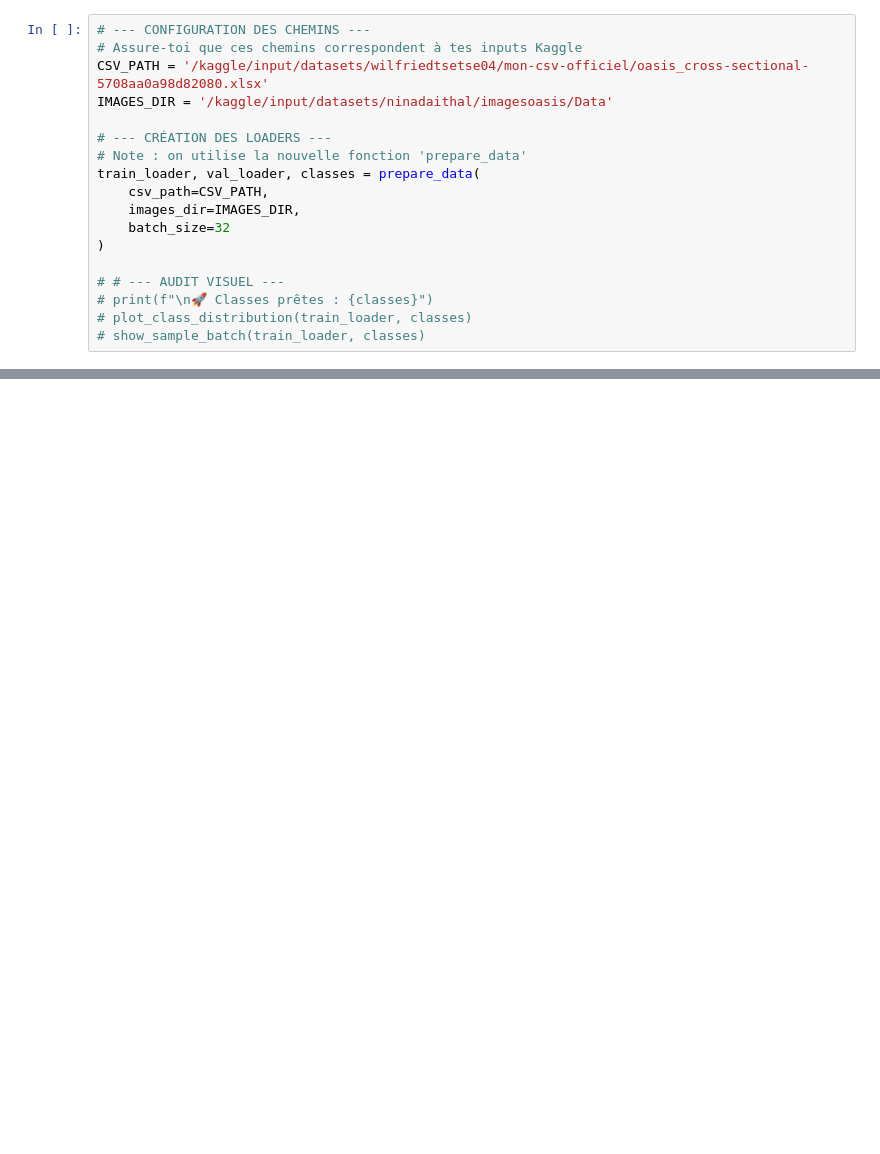
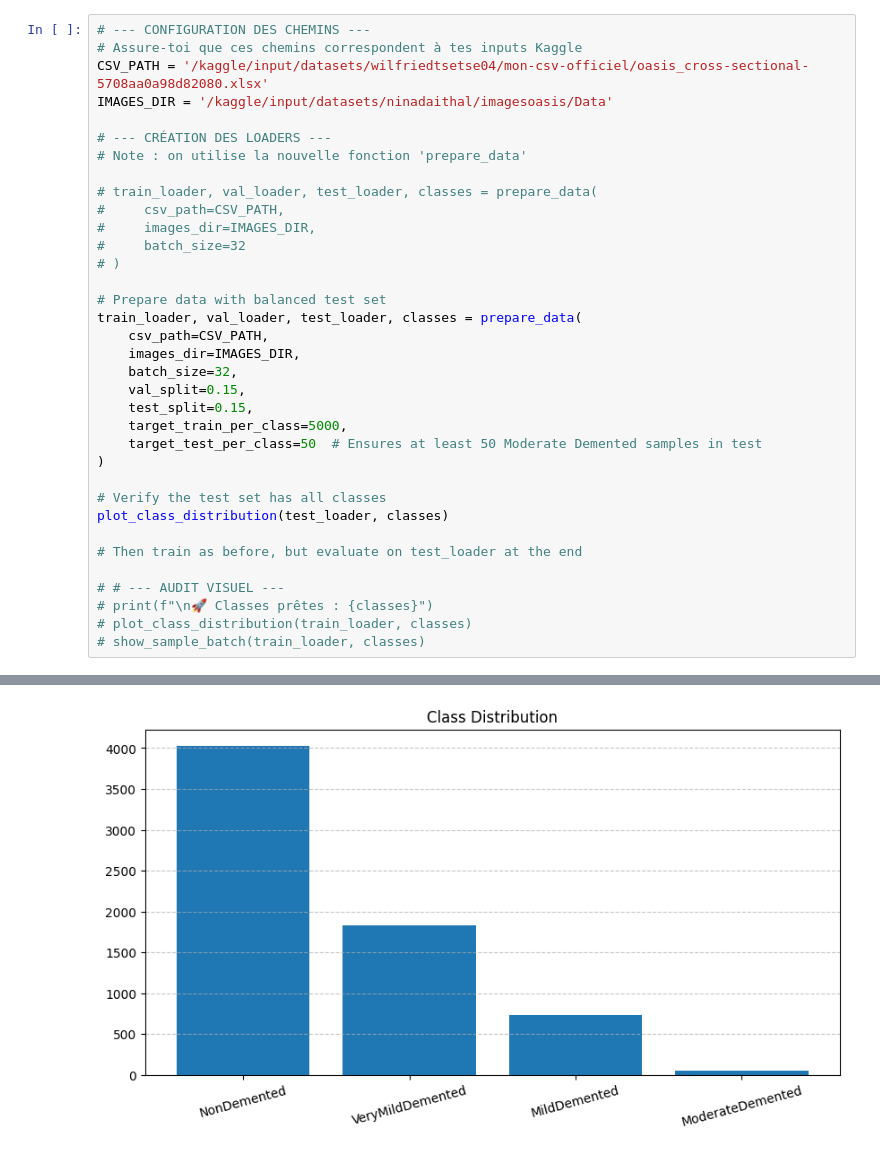
Before and after one commit to wekt2k04/NeuroSight_AI, a Jupyter notebook: notebooks/NeuroSight_Analysis.ipynb, the cells around one changed output, grey strips where cells are left out. Cells and saved outputs as stored; diff of their text form; blank space fills up the shorter version.

```diff
--- a/notebooks/NeuroSight_Analysis.ipynb
+++ b/notebooks/NeuroSight_Analysis.ipynb
@@ -34,11 +36,28 @@ IMAGES_DIR = '/kaggle/input/datasets/ninadaithal/imagesoasis/Data'
 
 # --- CRÉATION DES LOADERS ---
 # Note : on utilise la nouvelle fonction 'prepare_data'
-train_loader, val_loader, classes = prepare_data(
+
+# train_loader, val_loader, test_loader, classes = prepare_data(
+#     csv_path=CSV_PATH,
+#     images_dir=IMAGES_DIR,
+#     batch_size=32
+# )
+
+# Prepare data with balanced test set
+train_loader, val_loader, test_loader, classes = prepare_data(
     csv_path=CSV_PATH,
     images_dir=IMAGES_DIR,
-    batch_size=32
+    batch_size=32,
+    val_split=0.15,
+    test_split=0.15,
+    target_train_per_class=5000,
+    target_test_per_class=50  # Ensures at least 50 Moderate Demented samples in test
 )
+
+# Verify the test set has all classes
+plot_class_distribution(test_loader, classes)
+
+# Then train as before, but evaluate on test_loader at the end
 
 # # --- AUDIT VISUEL ---
 # print(f"\n🚀 Classes prêtes : {classes}")
@@ -59,0 +84 @@ train_loader, val_loader, classes = prepare_data(
+[figure, added]
```
Also changed, not shown: parts of 7 cells of this notebook.
